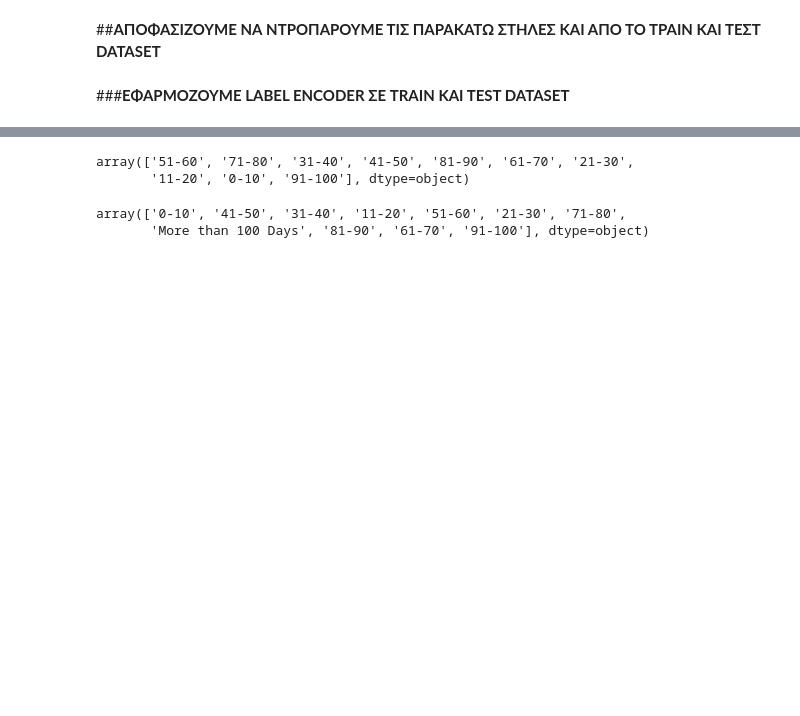
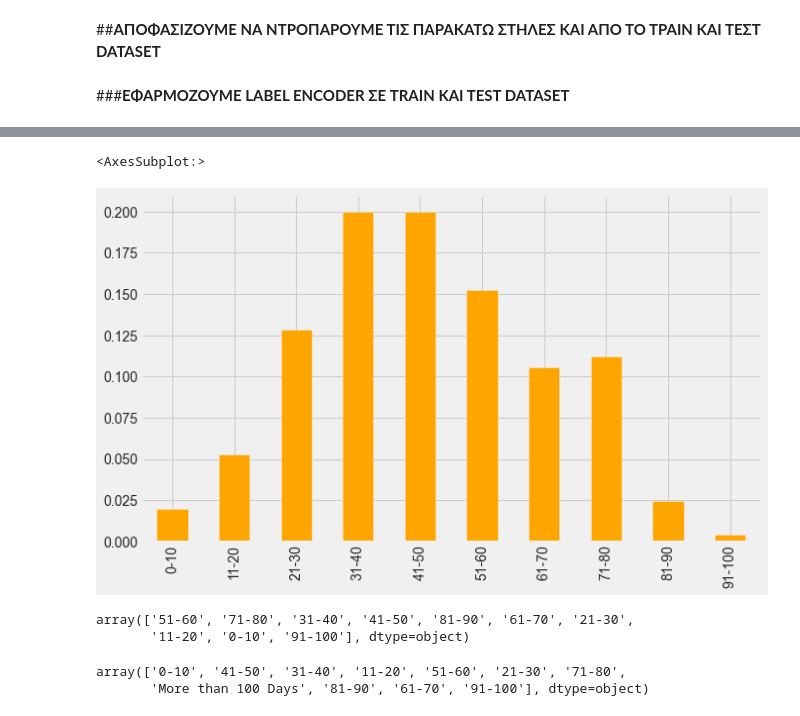
Before and after one commit to georgespap/healthcare_covid19, a Jupyter notebook: HEALTHCARE.ipynb, the cells around one changed output, grey strips where cells are left out. Drawn from its saved outputs; the diff is of its cells as text; code cells hidden in the pictures; blank space fills up the shorter version.

```diff
--- a/HEALTHCARE.ipynb
+++ b/HEALTHCARE.ipynb
@@ -336,3 +354,8 @@ combined[0].Age.hist()
+# %%
+train['Age'].value_counts(normalize=True,sort=True).sort_index().plot.bar(figsize=(10, 6), color='orange')
+# %% [output]
+<AxesSubplot:>
+[figure, added]
 # %%
 combined[0].Age.unique()
 # %% [output]
```
Also changed, not shown: parts of 61 cells of this notebook.
